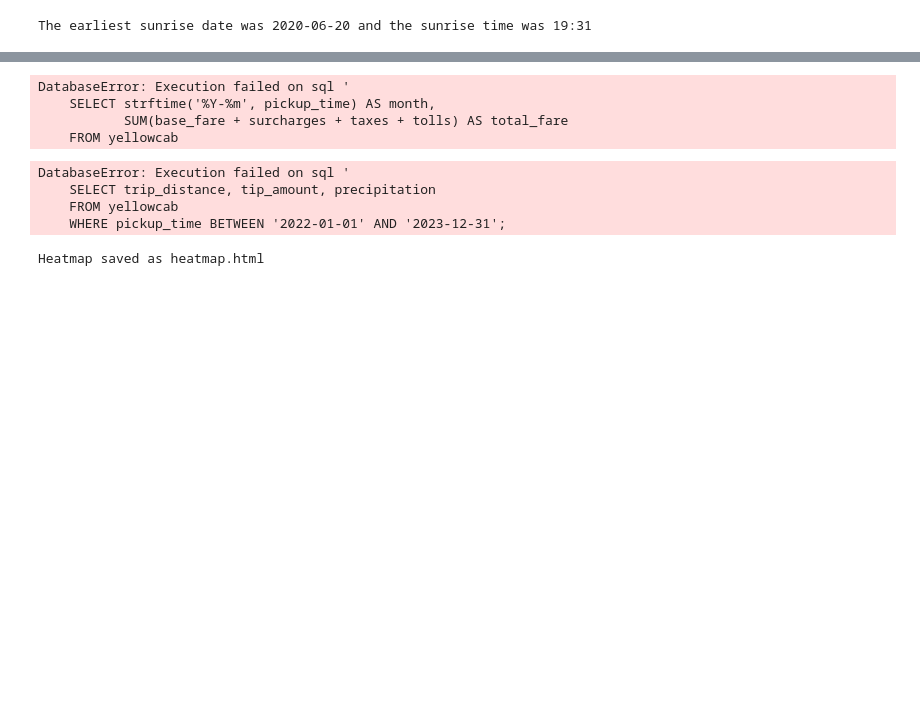
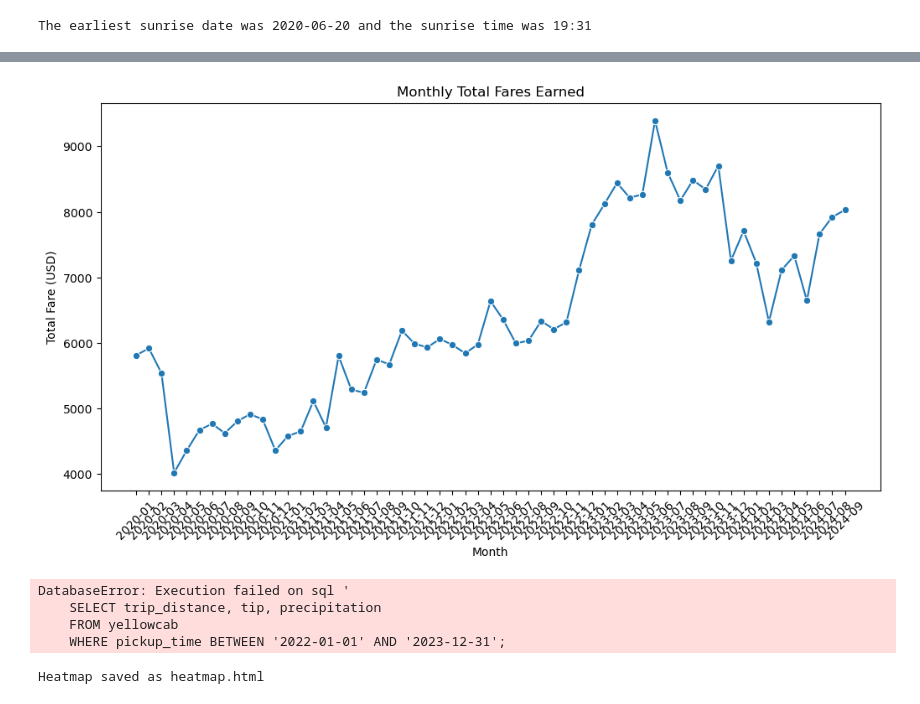
Before and after one commit to ziqiyang6/Uber_YellowCab_Analysis, a Jupyter notebook: 4501_FinalProject.ipynb, the cells around one changed output, grey strips where cells are left out. Cells and saved outputs as stored; diff of their text form; code cells hidden in the pictures; blank space fills up the shorter version.

```diff
--- a/4501_FinalProject.ipynb
+++ b/4501_FinalProject.ipynb
@@ -1419,36 +1426,33 @@ NameError: name 'sns' is not defined
 # %%
 # 定义 SQL 查询
 query = """
     SELECT strftime('%Y-%m', pickup_time) AS month,
-           SUM(base_fare + surcharges + taxes + tolls) AS total_fare
+           SUM(fare_amount + surcharges + tax + toll) AS total_fare
     FROM yellowcab
     GROUP BY month;
 """
 
 # 执行 SQL 查询并加载数据到 Pandas DataFrame
-data = pd.read_sql_query(query, conn)
+data = pd.read_sql_query(query, connection)
 
 # 绘制图形
 plt.figure(figsize=(12, 6))
 sns.lineplot(x="month", y="total_fare", data=data, marker="o")
 plt.title("Monthly Total Fares Earned")
 plt.xlabel("Month")
 plt.ylabel("Total Fare (USD)")
 plt.xticks(rotation=45)
 plt.show()
 # %% [output]
-DatabaseError: Execution failed on sql '
-    SELECT strftime('%Y-%m', pickup_time) AS month,
-           SUM(base_fare + surcharges + taxes + tolls) AS total_fare
-    FROM yellowcab
+[figure, added]
 # %%
 query = """
-    SELECT trip_distance, tip_amount, precipitation
+    SELECT trip_distance, tip
     FROM yellowcab
     WHERE pickup_time BETWEEN '2022-01-01' AND '2023-12-31';
 """
 
-data = pd.read_sql_query(query, conn)
+data = pd.read_sql_query(query, connection)
 
 fig, axs = plt.subplots(2, 2, figsize=(12, 10))
 
@@ -1466,7 +1470,7 @@ plt.tight_layout()
 plt.show()
 # %% [output]
 DatabaseError: Execution failed on sql '
-    SELECT trip_distance, tip_amount, precipitation
+    SELECT trip_distance, tip, precipitation
     FROM yellowcab
     WHERE pickup_time BETWEEN '2022-01-01' AND '2023-12-31';
 # %%
```
Also changed, not shown: parts of 14 cells of this notebook, 1 other file.
